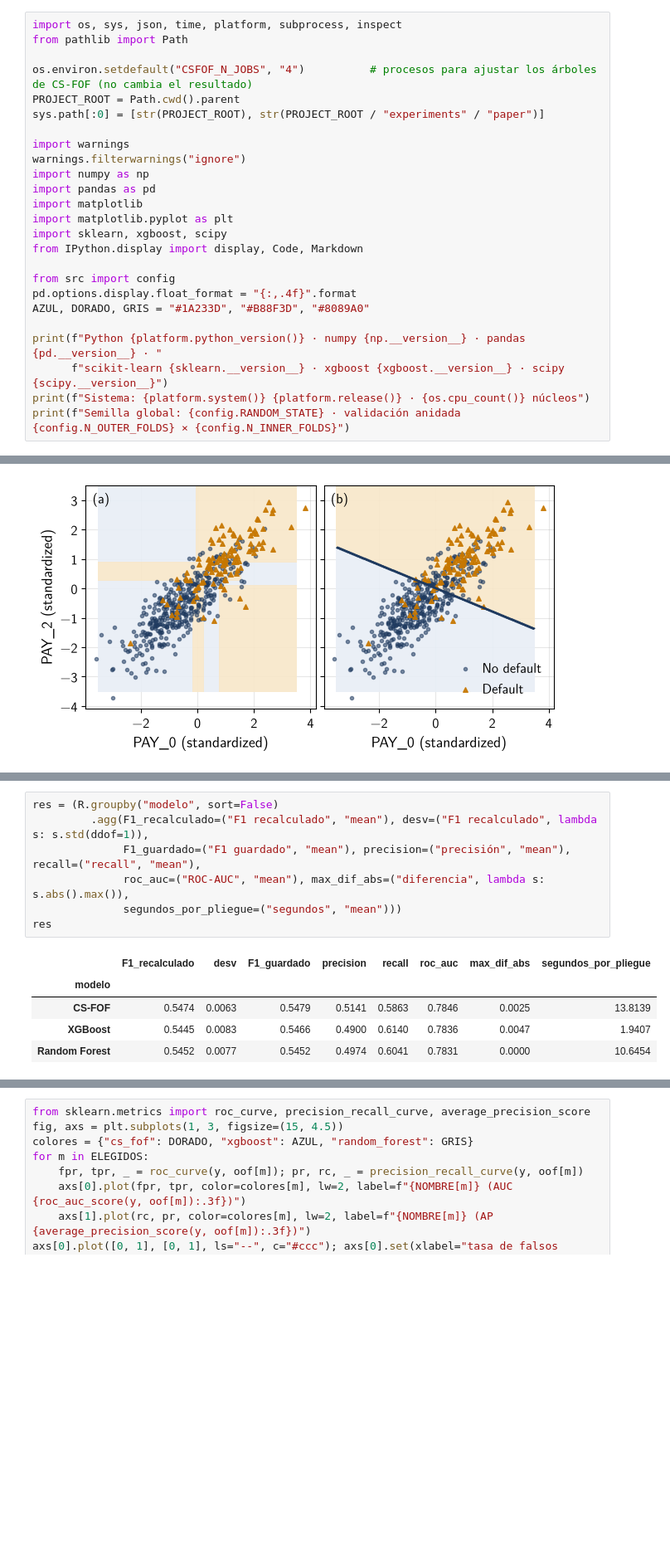
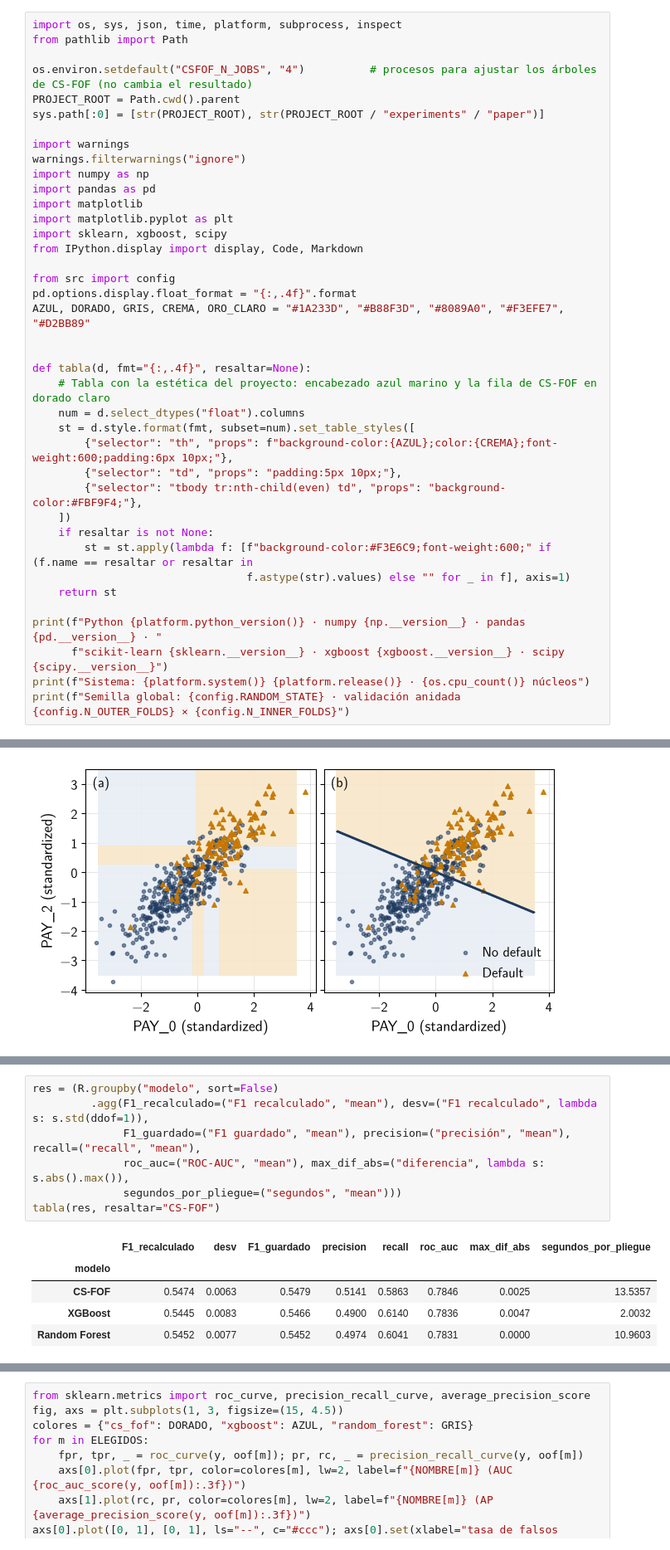
Before and after one commit to valeriaflorezs/Credit_Card_Project, a Jupyter notebook: notebooks/13_implementacion_entregable3.ipynb, the cells around one changed output, grey strips where cells are left out. Shown at 83% size. Cells and saved outputs as stored; diff of their text form; blank space fills up the shorter version.

```diff
--- a/notebooks/13_implementacion_entregable3.ipynb
+++ b/notebooks/13_implementacion_entregable3.ipynb
@@ -35,7 +36,21 @@ from IPython.display import display, Code, Markdown
 
 from src import config
 pd.options.display.float_format = "{:,.4f}".format
-AZUL, DORADO, GRIS = "#1A233D", "#B88F3D", "#8089A0"
+AZUL, DORADO, GRIS, CREMA, ORO_CLARO = "#1A233D", "#B88F3D", "#8089A0", "#F3EFE7", "#D2BB89"
+
+
+def tabla(d, fmt="{:,.4f}", resaltar=None):
+    # Tabla con la estética del proyecto: encabezado azul marino y la fila de CS-FOF en dorado claro
+    num = d.select_dtypes("float").columns
+    st = d.style.format(fmt, subset=num).set_table_styles([
+        {"selector": "th", "props": f"background-color:{AZUL};color:{CREMA};font-weight:600;padding:6px 10px;"},
+        {"selector": "td", "props": "padding:5px 10px;"},
+        {"selector": "tbody tr:nth-child(even) td", "props": "background-color:#FBF9F4;"},
+    ])
+    if resaltar is not None:
+        st = st.apply(lambda f: [f"background-color:#F3E6C9;font-weight:600;" if (f.name == resaltar or resaltar in
+                                 f.astype(str).values) else "" for _ in f], axis=1)
+    return st
 
 print(f"Python {platform.python_version()} · numpy {np.__version__} · pandas {pd.__version__} · "
       f"scikit-learn {sklearn.__version__} · xgboost {xgboost.__version__} · scipy {scipy.__version__}")
@@ -279,14 +294,14 @@ Random Forest  listo · hiperparámetros del pliegue 1: {'max_depth': 11, 'max_f
 # %%
 res = (R.groupby("modelo", sort=False)
          .agg(F1_recalculado=("F1 recalculado", "mean"), desv=("F1 recalculado", lambda s: s.std(ddof=1)),
               F1_guardado=("F1 guardado", "mean"), precision=("precisión", "mean"), recall=("recall", "mean"),
               roc_auc=("ROC-AUC", "mean"), max_dif_abs=("diferencia", lambda s: s.abs().max()),
               segundos_por_pliegue=("segundos", "mean")))
-res
+tabla(res, resaltar="CS-FOF")
 # %% [output]
 |  | F1_recalculado | desv | F1_guardado | precision | recall | roc_auc | max_dif_abs | segundos_por_pliegue |
 | modelo |  |  |  |  |  |  |  |  |
-| CS-FOF | 0.5474 | 0.0063 | 0.5479 | 0.5141 | 0.5863 | 0.7846 | 0.0025 | 13.8139 |
-| XGBoost | 0.5445 | 0.0083 | 0.5466 | 0.4900 | 0.6140 | 0.7836 | 0.0047 | 1.9407 |
-| Random Forest | 0.5452 | 0.0077 | 0.5452 | 0.4974 | 0.6041 | 0.7831 | 0.0000 | 10.6454 |
+| CS-FOF | 0.5474 | 0.0063 | 0.5479 | 0.5141 | 0.5863 | 0.7846 | 0.0025 | 13.5357 |
+| XGBoost | 0.5445 | 0.0083 | 0.5466 | 0.4900 | 0.6140 | 0.7836 | 0.0047 | 2.0032 |
+| Random Forest | 0.5452 | 0.0077 | 0.5452 | 0.4974 | 0.6041 | 0.7831 | 0.0000 | 10.9603 |
 # %% [markdown]
```
Also changed, not shown: parts of 25 cells of this notebook.
